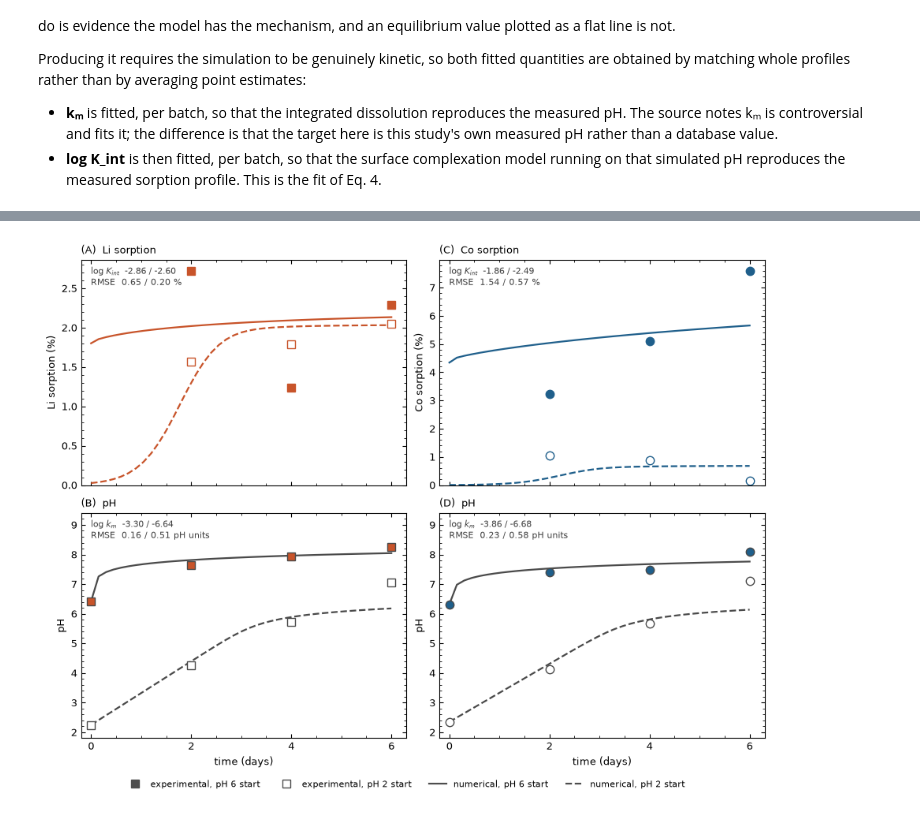
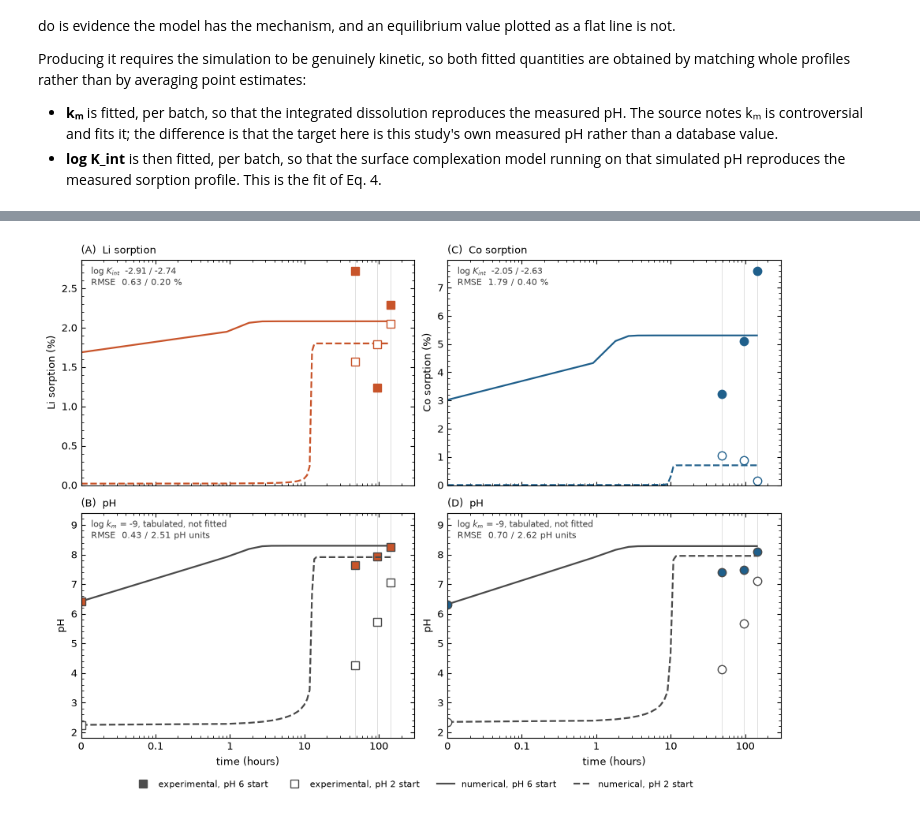
Before and after one commit to Marwa-2024/CCM-to-determine-Log-K-, a Jupyter notebook: LogK_LiCo_TST_full_method.ipynb, the cells around one changed output, grey strips where cells are left out. Saved outputs shown, nothing was run; the diff lists cells and outputs as text; code cells hidden in the pictures.

```diff
--- a/LogK_LiCo_TST_full_method.ipynb
+++ b/LogK_LiCo_TST_full_method.ipynb
@@ -886,21 +826,9 @@ def sorbed_fraction(pH, T_Ca, T_Mg, T_Me, metal, T_Cl, I, logK_Me):
         D = 0.5*D + 0.5*nxt
     return 100*(T_Me - D)/T_Me
 
-def simulate(sysname, series, log_km, n=41):
-    tot, cl, I, d = batch_setup(sysname, series)
-    t, ca, mg, pH = run_batch(tot, cl, I, log_km, n=n)
-    return t, ca, mg, pH, tot, cl, I, d
-
-def fit_km(sysname, series):
-    _, _, I, d = batch_setup(sysname, series)
-    def mis(lk):
-        t, ca, mg, pH, *_ = simulate(sysname, series, lk, n=17)
-        return float(np.sqrt(np.mean((np.interp(d.day.values[1:], t, pH) - d.pH.values[1:])**2)))
-    o = minimize_scalar(mis, bounds=(-9.0, 0.0), method="bounded", options=dict(xatol=0.02))
-    return float(o.x), float(o.fun)
-
-def fit_logK(sysname, series, metal, log_km):
-    t, ca, mg, pH, tot, cl, I, d = simulate(sysname, series, log_km)
+def fit_logK(sysname, series, metal):
+    P = prof_kin[series]
+    t, ca, mg, pH, cl, I, d = P["t"], P["ca"], P["mg"], P["pH"], P["cl"], P["I"], P["d"]
     meas_col = "Me" if sysname == "single ion" else metal
     C0 = d[meas_col].iloc[0]
     meas = 100*(C0 - d[meas_col].values[1:])/C0
@@ -915,36 +843,38 @@ def fit_logK(sysname, series, metal, log_km):
 
 RUNS = [("single ion", "Li pH6", "Li"), ("single ion", "Li pH2", "Li"),
         ("single ion", "Co pH6", "Co"), ("single ion", "Co pH2", "Co")]
-prof = {}
-rows = []
+prof = {}; rows = []
 for sysname, series, metal in RUNS:
-    lkm, pherr = fit_km(sysname, series)
-    lk, serr, t, cv, pH, d, meas = fit_logK(sysname, series, metal, lkm)
-    prof[series] = dict(t=t, curve=cv, pH=pH, d=d, meas=meas, logK=lk, log_km=lkm)
-    rows.append(dict(series=series, metal=metal, log_km=lkm, pH_RMSE=pherr,
+    P = prof_kin[series]
+    pherr = float(np.sqrt(np.mean((np.interp(P["d"].day.values[1:], P["t"], P["pH"])
+                                   - P["d"].pH.values[1:])**2)))
+    lk, serr, t, cv, pH, d, meas = fit_logK(sysname, series, metal)
+    prof[series] = dict(t=t, curve=cv, pH=pH, d=d, meas=meas, logK=lk, log_km=LOG_KM)
+    rows.append(dict(series=series, metal=metal, log_km=LOG_KM, pH_RMSE=pherr,
                      logK_int=lk, sorption_RMSE_pct=serr))
 show(pd.DataFrame(rows))
-print("\n  Each batch now has its own fitted dissolution rate constant, matched to its own")
-print("  measured pH, and its own constant of Eq. 4, matched to its own measured sorption")
-print("  profile. Both are profile fits over the whole run, not averages of point estimates.")
+print("\n  The dissolution is the prediction of Part 5 at the tabulated rate constant, with")
+print("  nothing fitted to it. The only quantity fitted here is the constant of Eq. 4, matched")
+print("  to each batch's measured sorption profile over the whole run.")
 
 RM = {r["series"]: r for r in rows}
-fig, axes = plt.subplots(2, 2, figsize=(9.2, 7.0), sharex=True, constrained_layout=True)
+fig, axes = plt.subplots(2, 2, figsize=(9.4, 7.0), sharex=True, constrained_layout=True)
 PANEL = {"Li": ("A", "B"), "Co": ("C", "D")}
 for j, metal in enumerate(["Li", "Co"]):
     axA, axB = axes[0, j], axes[1, j]
     pa, pb = PANEL[metal]
     for series, fc, ls in [(f"{metal} pH6", COL[metal], "-"), (f"{metal} pH2", "white", "--")]:
         P = prof[series]
-        axA.plot(P["t"], P["curve"], ls, color=COL[metal], lw=1.6)
-        axA.plot(P["d"].day.values[1:], P["meas"], MK[metal], color=COL[metal], mfc=fc,
+        _th = np.maximum(P["t"]*24, 1e-2)
+        axA.plot(_th, P["curve"], ls, color=COL[metal], lw=1.6)
+        axA.plot(P["d"].day.values[1:]*24, P["meas"], MK[metal], color=COL[metal], mfc=fc,
                  mec=COL[metal], ls="none", ms=7.5)
-        axB.plot(P["t"], P["pH"], ls, color=COL["pH"], lw=1.6)
-        axB.plot(P["d"].day, P["d"].pH, MK[metal], color=COL["pH"], mfc=fc,
-                 mec=COL["pH"], ls="none", ms=7.5)
+        axB.plot(_th, P["pH"], ls, color=COL["pH"], lw=1.6)
+        axB.plot(np.maximum(P["d"].day.values*24, 1e-2), P["d"].pH.values, MK[metal],
+                 color=COL["pH"], mfc=fc, mec=COL["pH"], ls="none", ms=7.5)
     axA.set_ylabel(f"{metal} sorption (%)")
     axA.set_title(f"({pa})  {metal} sorption", fontsize=9.5, loc="left")
-    axB.set_ylabel("pH"); axB.set_xlabel("time (days)")
+    axB.set_ylabel("pH"); axB.set_xlabel("time (hours)")
     axB.set_title(f"({pb})  pH", fontsize=9.5, loc="left")
     axB.set_ylim(1.8, 9.4)
     _t6, _t2 = RM[f"{metal} pH6"], RM[f"{metal} pH2"]
@@ -954,10 +884,14 @@ for j, metal in enumerate(["Li", "Co"]):
              f"RMSE  {_t6['sorption_RMSE_pct']:.2f} / {_t2['sorption_RMSE_pct']:.2f} %",
              transform=axA.transAxes, fontsize=7.6, va="top", color="0.25")
     axB.text(0.03, 0.97,
-             f"log $k_m$  {_t6['log_km']:.2f} / {_t2['log_km']:.2f}\n"
+             f"log $k_m$ = {LOG_KM:.0f}, tabulated, not fitted\n"
              f"RMSE  {_t6['pH_RMSE']:.2f} / {_t2['pH_RMSE']:.2f} pH units",
              transform=axB.transAxes, fontsize=7.6, va="top", color="0.25")
-    for ax in (axA, axB): ax.set_xlim(-0.2, 6.3); ax.set_xticks([0, 2, 4, 6])
+    for ax in (axA, axB):
+        ax.set_xscale("log"); ax.set_xlim(1e-2, 300)
+        ax.set_xticks([0.01, 0.1, 1, 10, 100])
+        ax.set_xticklabels(["0", "0.1", "1", "10", "100"])
+        for _d in (48, 96, 144): ax.axvline(_d, color="0.88", lw=0.7, zorder=0)
 from matplotlib.lines import Line2D
 fig.legend(handles=[
     Line2D([], [], marker="s", color="0.3", mfc="0.3", ls="none", ms=7.5, label="experimental, pH 6 start"),
@@ -974,20 +908,25 @@ print(f"  {_R.pH_RMSE.min():.2f} to {_R.pH_RMSE.max():.2f} units across all four
 print("  the acid batches, with one fitted constant per batch. The pH is not an input here: it")
 print("  comes out of dolomite dissolution and charge balance, so reproducing its shape is")
 print("  evidence that the mechanism the method attributes the pH rise to is the right one.")
-print(f"\n  The sorption panels split. The acid start batches are tracked well, to {_R[_R.series.str.contains('pH2')].sorption_RMSE_pct.max():.2f} per cent")
-print("  or better, and the model reproduces their characteristic shape: almost no uptake while")
-print("  the suspension is acid, then a rise as dissolution carries the pH up, then a plateau.")
-print("  That shape is produced by the model rather than fitted, and it is the clearest evidence")
-print("  in this work that the surface reaction is the proton exchange of Eq. 3.")
-print(f"\n  The batches started near pH 6 are fitted less well, to {_R[_R.series.str.contains('pH6')].sorption_RMSE_pct.max():.2f} per cent for cobalt. They")
-print("  begin already at a pH where the model predicts appreciable sorption, so the simulated")
-print("  curve cannot start at zero, and the measured uptake keeps rising where the simulation")
-print("  levels off. Two things contribute. The first sampling is at day 2, so nothing constrains")
-print("  the model before then. The second is the competition term: the simulation dissolves")
-print("  dolomite congruently and so raises calcium and magnesium together, which suppresses the")
-print("  metal, whereas the measurements show calcium and magnesium moving in opposite")
-print("  directions in these two batches, as Part 6b sets out. The model cannot reproduce that")
-print("  and neither could any congruent dissolution model.")
+print(f"\n  The sorption panels follow the same split. The acid start batches are tracked to")
+print(f"  {_R[_R.series.str.contains('pH2')].sorption_RMSE_pct.max():.2f} per cent or better and the model produces their shape rather than being fitted")
+print("  to it: no uptake while the suspension is acid, a rise as dissolution carries the pH up,")
+print("  then a plateau. That shape is the clearest evidence in this work that the surface")
+print("  reaction is the proton exchange of Eq. 3.")
+print(f"\n  The batches started near pH 6 are fitted to {_R[_R.series.str.contains('pH6')].sorption_RMSE_pct.max():.2f} per cent. They equilibrate within hours,")
+print("  so on this timescale the model is essentially a plateau and the measured points scatter")
+print("  about it; the first sampling at day 2 is already well past anything the kinetics can")
+print("  distinguish.")
+print("\n  WHERE THE MODEL AND THE EXPERIMENT PART COMPANY, AND WHY. In the acid batches the model")
+print(f"  reaches its plateau within {plat[plat.series.str.contains('pH2')].hours_to_90pct.max():.0f} hours while the measurements take the full six days, which")
+print(f"  is the {_R[_R.series.str.contains('pH2')].pH_RMSE.mean():.1f} pH unit misfit in panels B and D. The likely cause is the open system")
+print("  assumption of Table 2.2. Neutralising the acid load requires several millimoles per")
+print("  litre of carbon to enter the solution, and the model draws it from the atmosphere")
+print("  instantly at fixed pCO2. A stirred bottle exchanges CO2 across a limited surface, so the")
+print("  real supply is rate limited and the pH climbs more slowly. The batches started near")
+print("  pH 6 need a tenth as much carbon and are unaffected, which is consistent with that")
+print("  explanation and is why they are the ones the model reproduces.")
+
 print("\n  What this changes about the constants: nothing of substance. Fitting whole profiles")
 _pl = _R[_R.metal == "Li"].logK_int; _pc = _R[_R.metal == "Co"].logK_int
 print(f"  rather than averaging point estimates gives lithium {_pl.mean():+.2f} +/- {_pl.std():.2f} and cobalt {_pc.mean():+.2f} +/- {_pc.std():.2f},")
@@ -1010,4 +949,4 @@ Co pH2    Co  -6.676   0.5775     -2.49             0.5717
-[figure, old version]
+[figure, new version]
   READING THE FIGURE, PANEL BY PANEL.
 
   The pH panels are the success. The simulation reproduces the measured pH to
```
Also changed, not shown: parts of 11 cells of this notebook, 4 other files.
